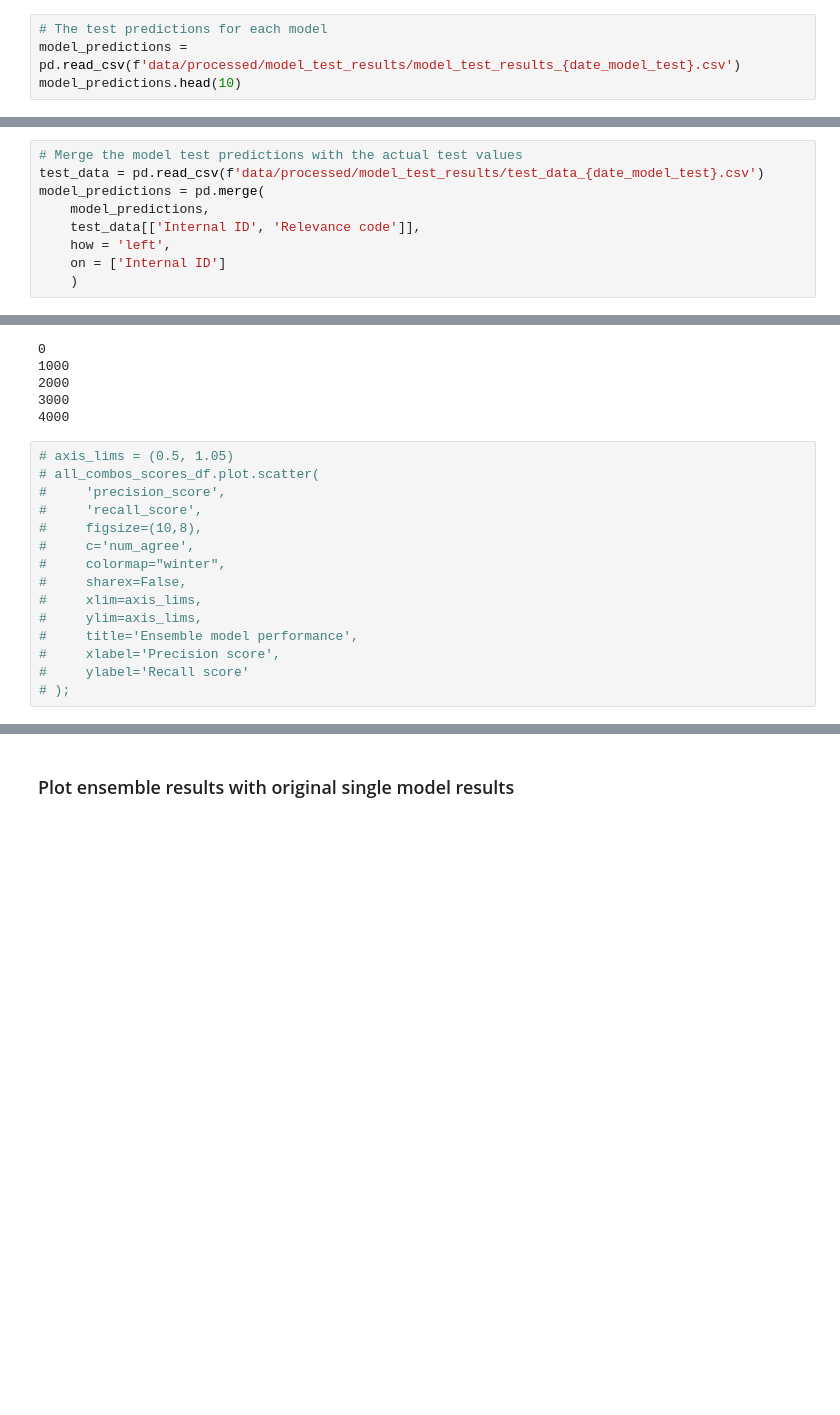
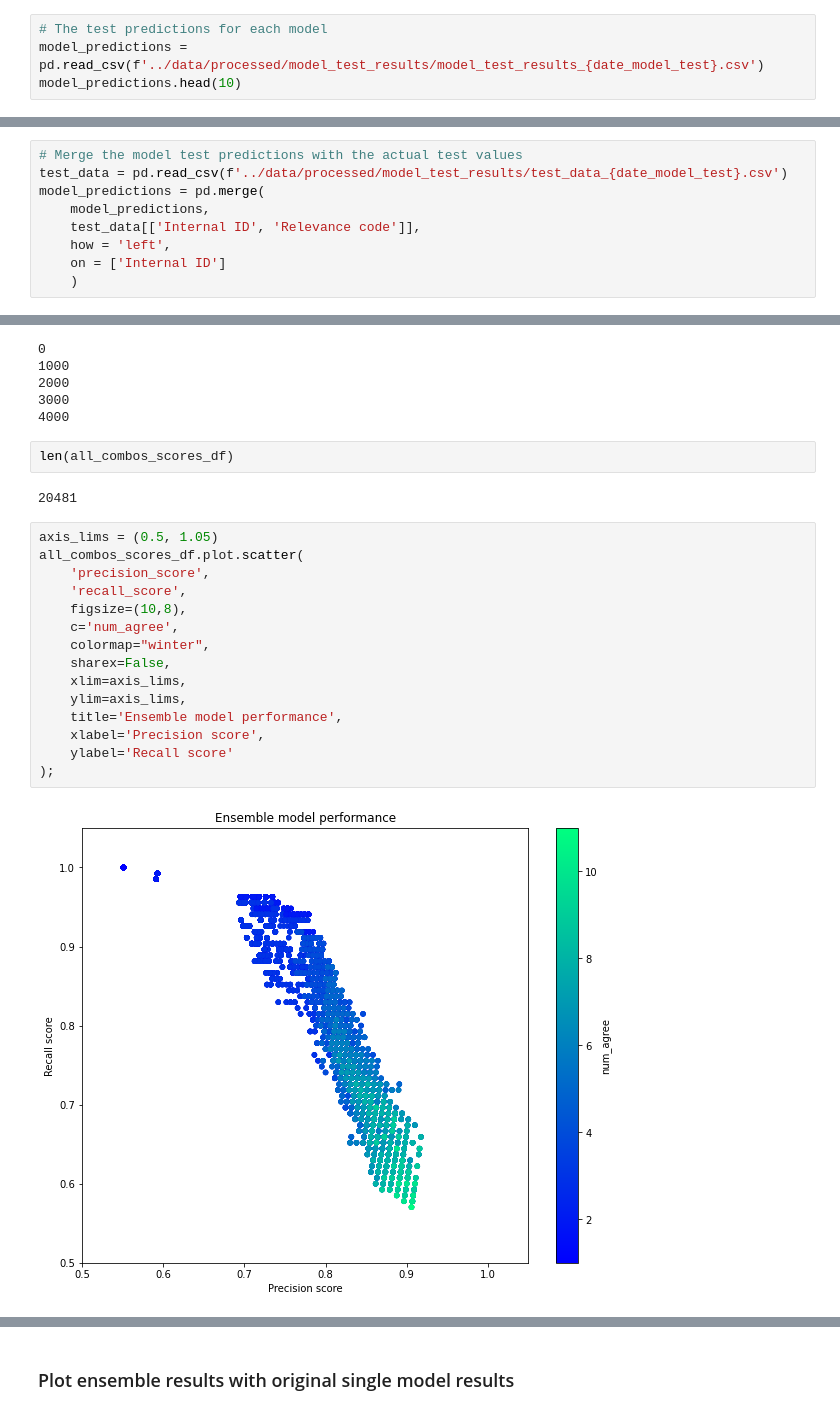
Before and after one commit to wellcometrust/nutrition-labels, a Jupyter notebook: notebooks/Ensemble parameter exploration.ipynb, the cells around one changed output, grey strips where cells are left out. Saved outputs shown, nothing was run; the diff lists cells and outputs as text; blank space fills up the shorter version.

```diff
--- a/notebooks/Ensemble parameter exploration.ipynb
+++ b/notebooks/Ensemble parameter exploration.ipynb
@@ -65,7 +61,7 @@ model_results
 | bert_log_reg_scibert_210221 | 0.793893 | 0.818898 | 0.770370 | bert_log_reg_scibert | Original model |
 # %%
 # The test predictions for each model
-model_predictions = pd.read_csv(f'data/processed/model_test_results/model_test_results_{date_model_test}.csv')
+model_predictions = pd.read_csv(f'../data/processed/model_test_results/model_test_results_{date_model_test}.csv')
 model_predictions.head(10)
 # %% [output]
 |  | bert_naive_bayes_bert_210221 | bert_SVM_scibert_210221 | count_SVM_210221 | tfidf_naive_bayes_210221 | ... |
@@ -81,7 +77,7 @@ model_predictions.head(10)
 | 9 | 1 | 0 | 0 | 1 | ... |
 # %%
 # Merge the model test predictions with the actual test values
-test_data = pd.read_csv(f'data/processed/model_test_results/test_data_{date_model_test}.csv')
+test_data = pd.read_csv(f'../data/processed/model_test_results/test_data_{date_model_test}.csv')
 model_predictions = pd.merge(
     model_predictions,
     test_data[['Internal ID', 'Relevance code']],
@@ -171,18 +187,24 @@ all_combos_scores_df = pd.DataFrame(all_combos_scores)
 2000
 3000
 4000
+# %%
+len(all_combos_scores_df)
+# %% [output]
+20481
 # %%
-# axis_lims = (0.5, 1.05)
-# all_combos_scores_df.plot.scatter(
-#     'precision_score',
-#     'recall_score',
-#     figsize=(10,8),
-#     c='num_agree',
-#     colormap="winter",
-#     sharex=False,
-#     xlim=axis_lims,
-#     ylim=axis_lims,
-#     title='Ensemble model performance',
-#     xlabel='Precision score',
-#     ylabel='Recall score'
-# );
+axis_lims = (0.5, 1.05)
+all_combos_scores_df.plot.scatter(
+    'precision_score',
+    'recall_score',
+    figsize=(10,8),
+    c='num_agree',
+    colormap="winter",
+    sharex=False,
+    xlim=axis_lims,
+    ylim=axis_lims,
+    title='Ensemble model performance',
+    xlabel='Precision score',
+    ylabel='Recall score'
+);
+# %% [output]
+[figure, added]
```
Also changed, not shown: parts of 10 cells of this notebook.
